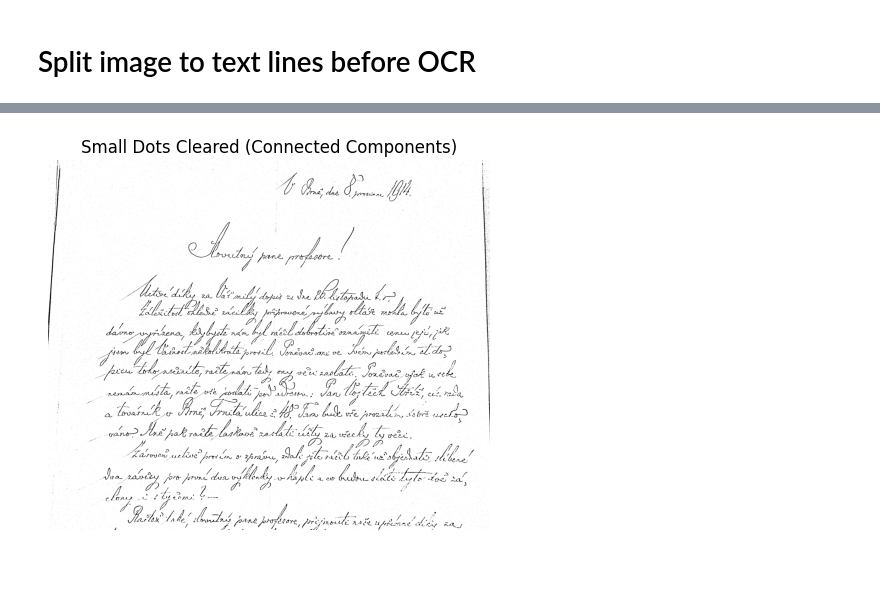
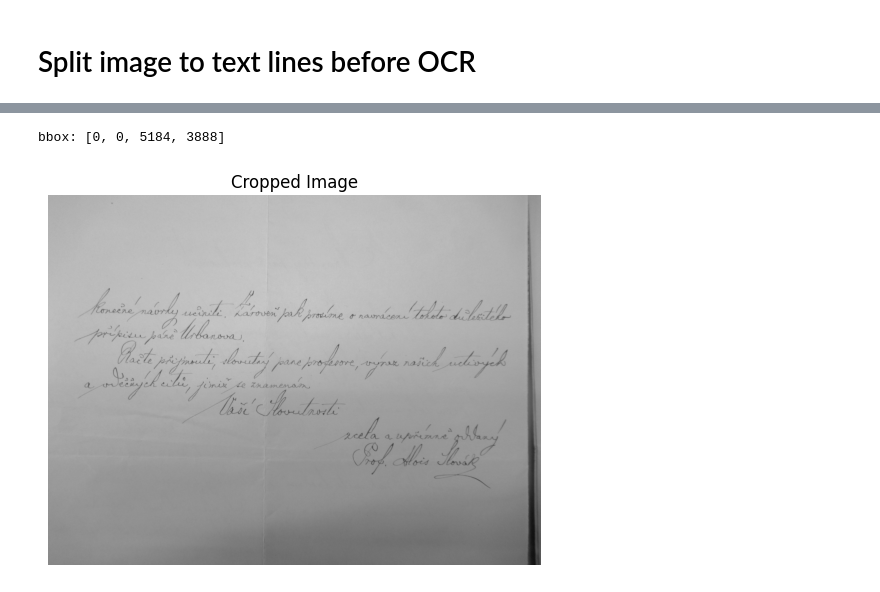
Before and after one commit to ninabel/split_text_image, a Jupyter notebook: split_image.ipynb, the cells around one changed output, grey strips where cells are left out. Saved outputs shown, nothing was run; the diff lists cells and outputs as text; code cells hidden in the pictures.

```diff
--- a/split_image.ipynb
+++ b/split_image.ipynb
@@ -232,24 +35,6 @@ plt.show()
-# %%
-img = adjusted
-# clean dark small dots
-# Clean dark small dots using connected components
-num_labels, labels, stats, centroids = cv.connectedComponentsWithStats(img, connectivity=4)
-max_dot_area = 30  # maximum area for a dot to be considered noise (tune as needed)
-# Create a mask for noise (small components)
-noise_mask = np.zeros_like(img, dtype=np.uint8)
-for i in range(1, num_labels):  # skip background
-    if i % 1000 == 0:
-        print(i)
-    if stats[i, cv.CC_STAT_AREA] <= max_dot_area:
-        noise_mask[labels == i] = 255
-
-# Remove noise from the image
-clean_no_dots = img.copy()
-clean_no_dots[noise_mask == 255] = 255  # set noise pixels to white
-
-plt.imshow(clean_no_dots, cmap='gray')
-plt.axis('off')
-plt.title('Small Dots Cleared (Connected Components)')
-plt.show()
-# %% [output]
-[figure, removed]
+# %%
+crop = imp.crop_dark_borders(image)
+imp.show_image(crop, title='Cropped Image', cmap='gray')
+# %% [output]
+bbox: [0, 0, 5184, 3888]
+[figure, added]
```
Also changed, not shown: parts of 28 cells of this notebook, 1 other file.
